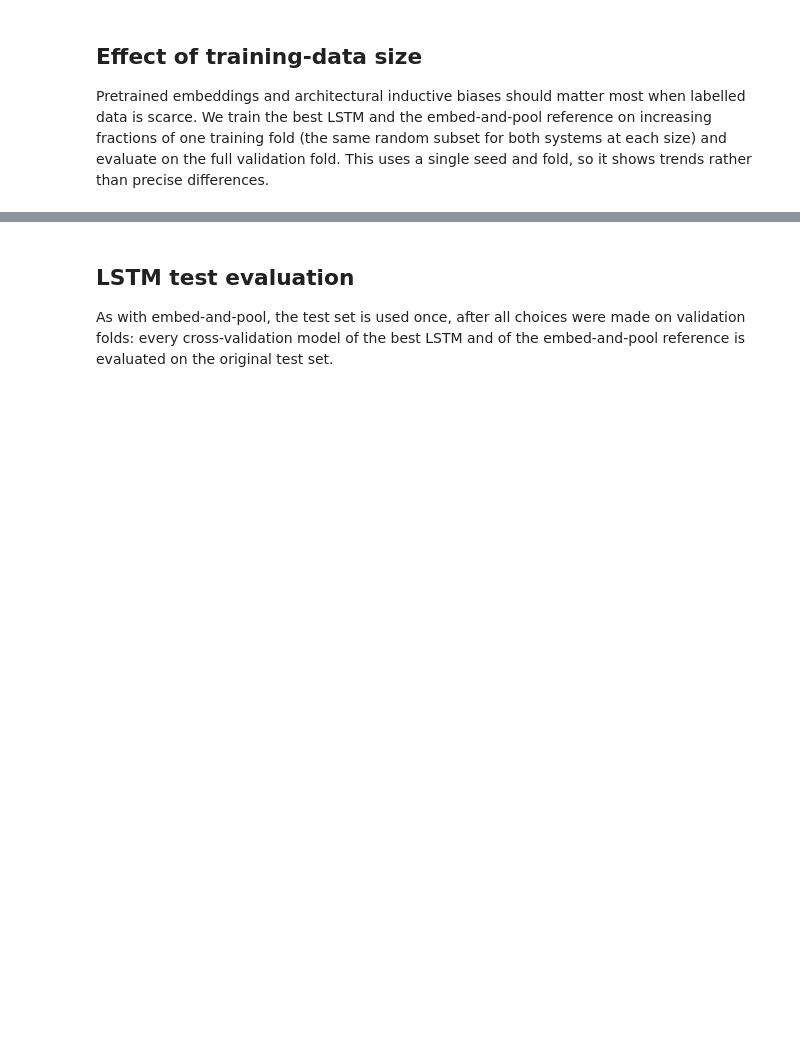
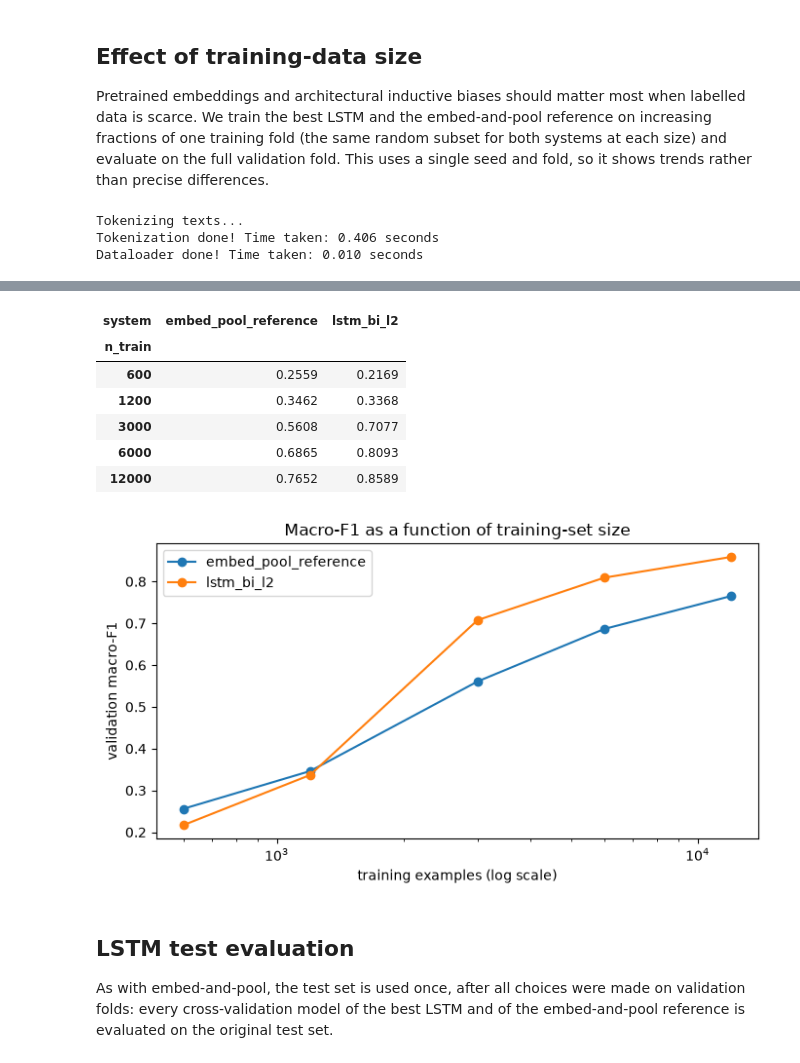
Before and after one commit to greg-delatolas/nlp-assignment-1, a Jupyter notebook: part2/project.ipynb, the cells around one changed output, grey strips where cells are left out. Saved outputs shown, nothing was run; the diff lists cells and outputs as text; code cells hidden in the pictures; blank space fills up the shorter version.

```diff
--- a/part2/project.ipynb
+++ b/part2/project.ipynb
@@ -1773,7 +2103,8 @@ data_size_rows = load_or_compute(
     "lstm_data_size",
     run_data_size_experiment,
     key={"fractions": DATA_FRACTIONS, "systems": {n: lstm_systems[n] for n in [best_lstm, "embed_pool_reference"]},
-         "regressor": lstm_regressor_kwargs, "optimizer": lstm_optimizer_kwargs, "seed": LSTM_SEEDS[0]},
+         "regressor": lstm_regressor_kwargs, "optimizer": lstm_optimizer_kwargs, "seed": LSTM_SEEDS[0],
+         "class_weighted_loss": True},
 )
 
 data_size_df = pd.DataFrame(data_size_rows)
@@ -1789,3 +2120,7 @@ axis.set(xlabel="training examples (log scale)", ylabel="validation macro-F1",
 axis.legend()
 plt.tight_layout()
 plt.show()
+# %% [output]
+Tokenizing texts...
+Tokenization done! Time taken: 0.406 seconds
+Dataloader done! Time taken: 0.010 seconds
@@ -1792,3 +2297,11 @@ plt.show()
+| system | embed_pool_reference | lstm_bi_l2 |
+| n_train |  |  |
+| 600 | 0.2559 | 0.2169 |
+| 1200 | 0.3462 | 0.3368 |
+| 3000 | 0.5608 | 0.7077 |
+| 6000 | 0.6865 | 0.8093 |
+| 12000 | 0.7652 | 0.8589 |
+[figure, added]
 # %% [markdown]
 ## LSTM test evaluation
 
```
Also changed, not shown: parts of 24 cells of this notebook, 3 other files.
